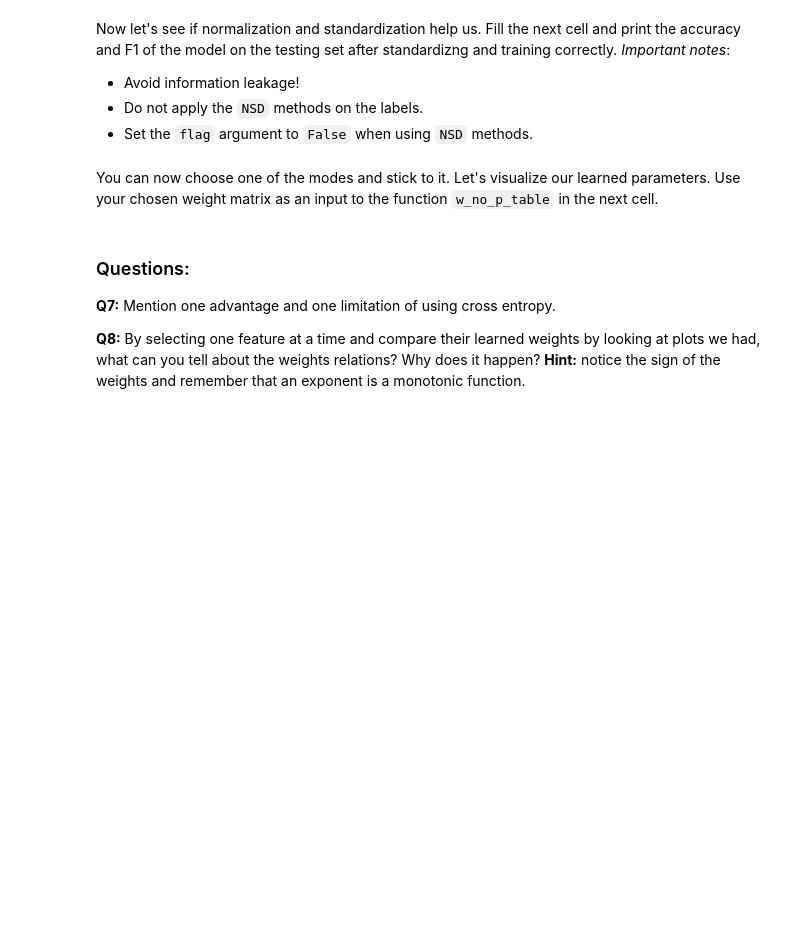
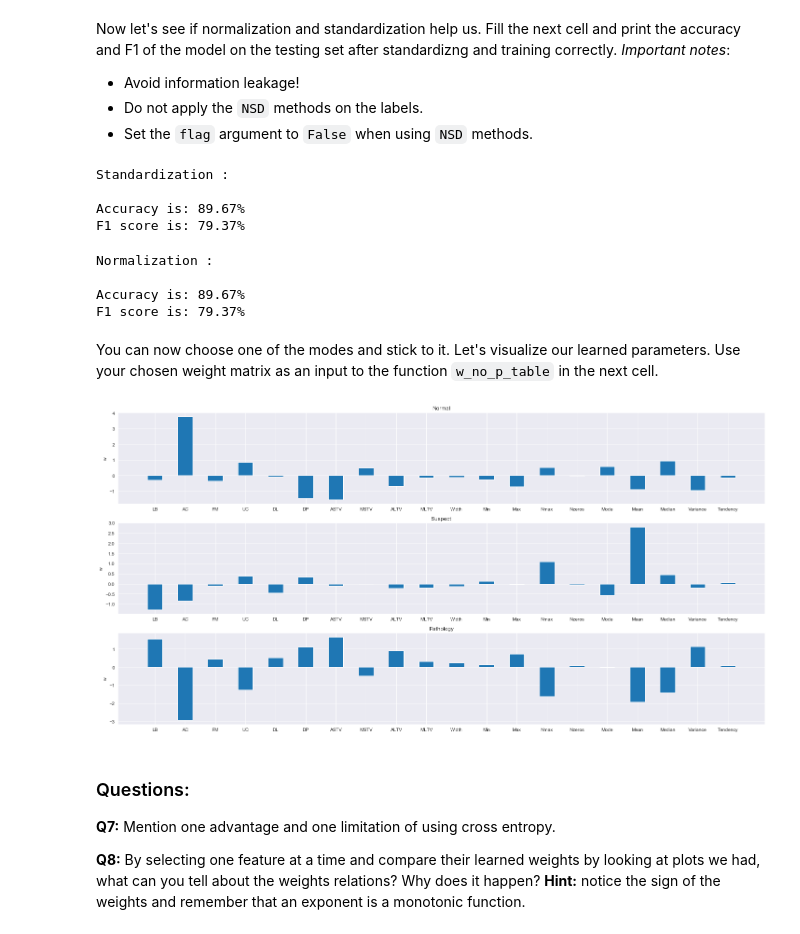
Before and after one commit to FalconSupernova/hw1-hw1_206520207_941190720-1, a Jupyter notebook: HW1.ipynb, the cells around one changed output. Drawn from its saved outputs; the diff is of its cells as text; code cells hidden in the pictures; blank space fills up the shorter version.

```diff
--- a/HW1.ipynb
+++ b/HW1.ipynb
@@ -316,8 +389,43 @@ print(f"The odds to be labeled as 'Normal' are {odds}")
+# %%
+# ------------------------Implement your code here:------------------------------
+selected_feat = CTG_features.columns
+CTG_features_std = scaler.fit_transform(CTG_features, mode='standard', selected_feat=selected_feat, flag=False)
+
+X_train_new, X_test_new, y_train_new, y_test_new = train_test_split(CTG_features_std, np.ravel(fetal_state), test_size=0.2,
+                                                    random_state=0, stratify=np.ravel(fetal_state))
+logreg_new = LogisticRegression(solver='saga', multi_class='multinomial', penalty='none', max_iter=10000)
+y_pred_new, w_new = pred_log(logreg_new, X_train_new, y_train_new, X_test_new)
+print("Standardization :\n")
+print("Accuracy is: " + str("{0:.2f}".format(100 * metrics.accuracy_score(y_test_new, y_pred_new))) + "%")
+print("F1 score is: " + str("{0:.2f}".format(100 * metrics.f1_score(y_test_new, y_pred_new, average='macro'))) + "%")
+# --------------------------------------------------------------------------------
+# %% [output]
+Standardization :
+
+Accuracy is: 89.67%
+F1 score is: 79.37%
+# %%
+CTG_features_norm = scaler.fit_transform(CTG_features, mode='mean', selected_feat=selected_feat, flag=False)
+
+X_train_new_2, X_test_new_2, y_train_new_2, y_test_new_2 = train_test_split(CTG_features_norm, np.ravel(fetal_state), test_size=0.2,
+                                                    random_state=0, stratify=np.ravel(fetal_state))
+logreg_new_2 = LogisticRegression(solver='saga', multi_class='multinomial', penalty='none', max_iter=10000)
+y_pred_new_2, w_new_2 = pred_log(logreg_new_2, X_train_new_2, y_train_new_2, X_test_new_2)
+print("Normalization :\n")
+print("Accuracy is: " + str("{0:.2f}".format(100 * metrics.accuracy_score(y_test_new_2, y_pred_new_2))) + "%")
+print("F1 score is: " + str("{0:.2f}".format(100 * metrics.f1_score(y_test_new_2, y_pred_new_2, average='macro'))) + "%")
+# %% [output]
+Normalization :
+
+Accuracy is: 89.67%
+F1 score is: 79.37%
 # %% [markdown]
 You can now choose one of the modes and stick to it. Let's visualize our learned parameters. Use your chosen weight matrix as an input to the function `w_no_p_table` in the next cell.
 # %%
 # Change input_mat to your weight matrix from the cell above
-w_no_p_table(input_mat,orig_feat)
+w_no_p_table(w_new,orig_feat)
+# %% [output]
+[figure, added]
 # %% [markdown]
 ### Questions:
 **Q7:** Mention one advantage and one limitation of using cross entropy.
```
Also changed, not shown: parts of 46 cells of this notebook, 3 other files.
